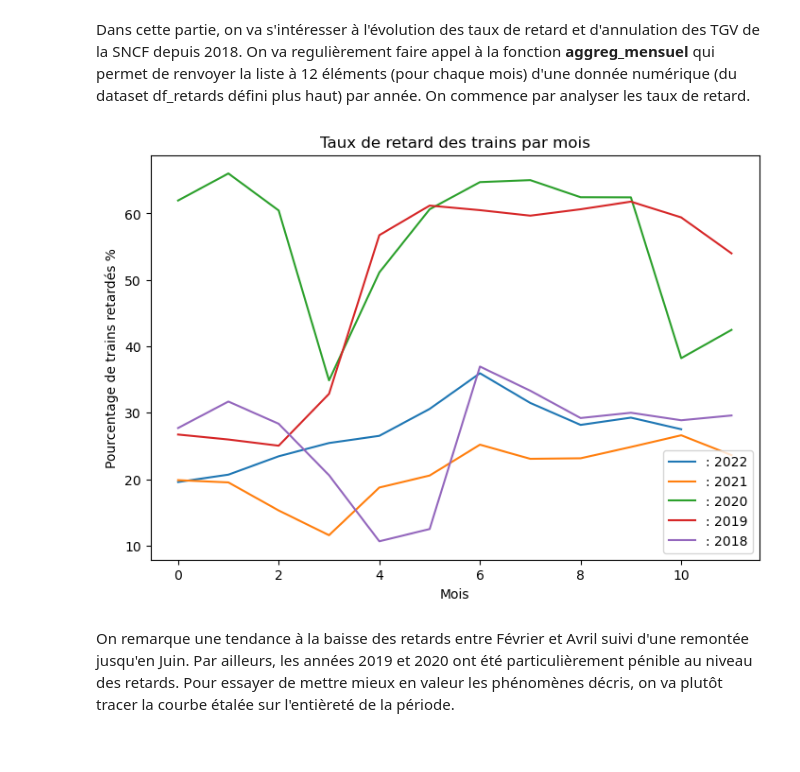
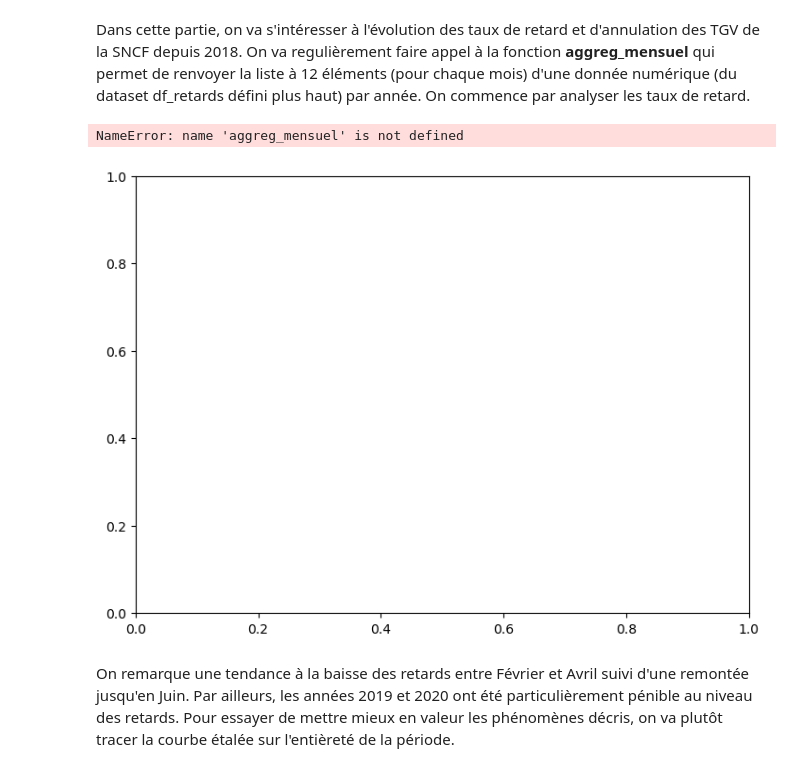
Before and after one commit to DiegoRenaud/Exercice, a Jupyter notebook: Notebook_final.ipynb, the cells around one changed output. Cells and saved outputs as stored; diff of their text form; code cells hidden in the pictures.

Commit message:
Implementation fonction pour visualisation

```diff
--- a/Notebook_final.ipynb
+++ b/Notebook_final.ipynb
@@ -252,31 +252,22 @@ Dans cette partie, comme dans la dernière partie dédiée à la modélisation,
 #### **2.2.1 Analyse de l'évolution et de l'effet de substitution des taux de retard et d'annulation**
 # %% [markdown]
 Dans cette partie, on va s'intéresser à l'évolution des taux de retard et d'annulation des TGV de la SNCF depuis 2018. On va regulièrement faire appel à la fonction **aggreg_mensuel** qui permet de renvoyer la liste à 12 éléments (pour chaque mois) d'une donnée numérique (du dataset df_retards défini plus haut) par année. On commence par analyser les taux de retard.
-# %%
-#définition de la fonction d'aggrégation mensuelle
-def aggreg_mensuel(data,year):
-    df_annulation_annuel = df_retards.loc[(df_retards['annee'] == year),[data,'mois']]
-    A = []
-    for i in range(12):
-        df = df_annulation_annuel.loc[(df_annulation_annuel['mois'] == i+1),[data]]
-        x = np.mean(df[data])
-        A.append(x)
-    return(A)
 # %%
 fig, ax = plt.subplots(figsize=(7, 5), layout='constrained')
 #On trace la courbe pour chaque année renseignée dans le dataset
-ax.plot(aggreg_mensuel('prct_nb_train_depart_retard',2022), label=': 2022')
-ax.plot(aggreg_mensuel('prct_nb_train_depart_retard',2021), label=': 2021')
-ax.plot(aggreg_mensuel('prct_nb_train_depart_retard',2020), label=': 2020')
-ax.plot(aggreg_mensuel('prct_nb_train_depart_retard',2019), label=': 2019')
-ax.plot(aggreg_mensuel('prct_nb_train_depart_retard',2018), label=': 2018')
+ax.plot(aggreg_mensuel(df_retards, 'prct_nb_train_depart_retard',2022), label=': 2022')
+ax.plot(aggreg_mensuel(df_retards, 'prct_nb_train_depart_retard',2021), label=': 2021')
+ax.plot(aggreg_mensuel(df_retards, 'prct_nb_train_depart_retard',2020), label=': 2020')
+ax.plot(aggreg_mensuel(df_retards, 'prct_nb_train_depart_retard',2019), label=': 2019')
+ax.plot(aggreg_mensuel(df_retards, 'prct_nb_train_depart_retard',2018), label=': 2018')
 ax.set_xlabel('Mois')
 ax.set_ylabel('Pourcentage de trains retardés %')
 ax.set_title("Taux de retard des trains par mois")
 ax.legend()
 plt.show()
 # %% [output]
+NameError: name 'aggreg_mensuel' is not defined
-[figure, old version]
+[figure, new version]
 # %% [markdown]
 On remarque une tendance à la baisse des retards entre Février et Avril suivi d'une remontée jusqu'en Juin. Par ailleurs, les années 2019 et 2020 ont été particulièrement pénible au niveau des retards. Pour essayer de mettre mieux en valeur les phénomènes décris, on va plutôt tracer la courbe étalée sur l'entièreté de la période.
 # %%
```
Also changed, not shown: parts of 8 cells of this notebook, 2 other files.
